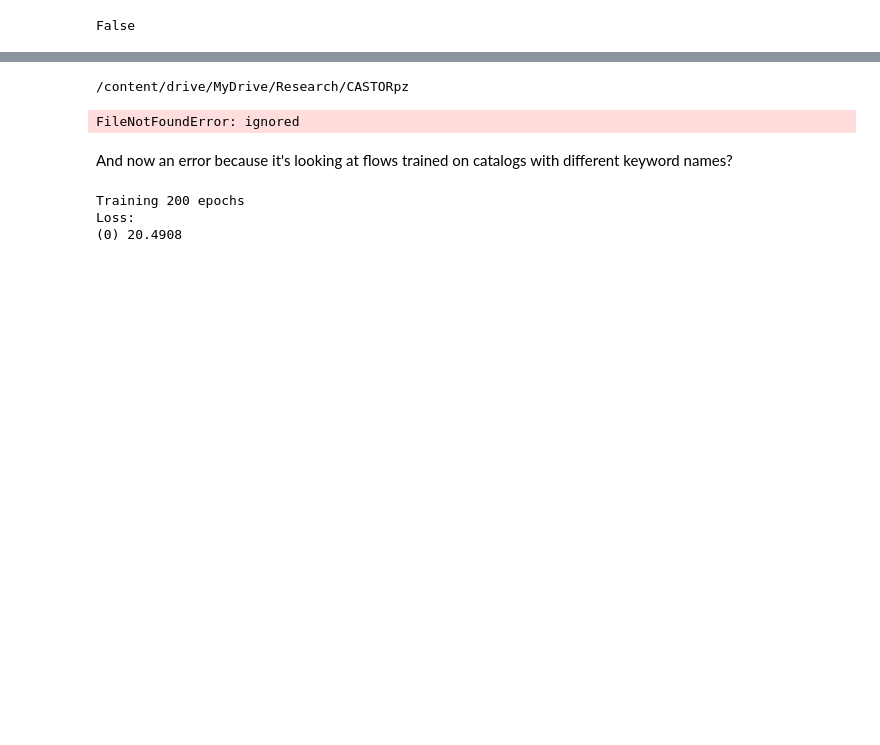
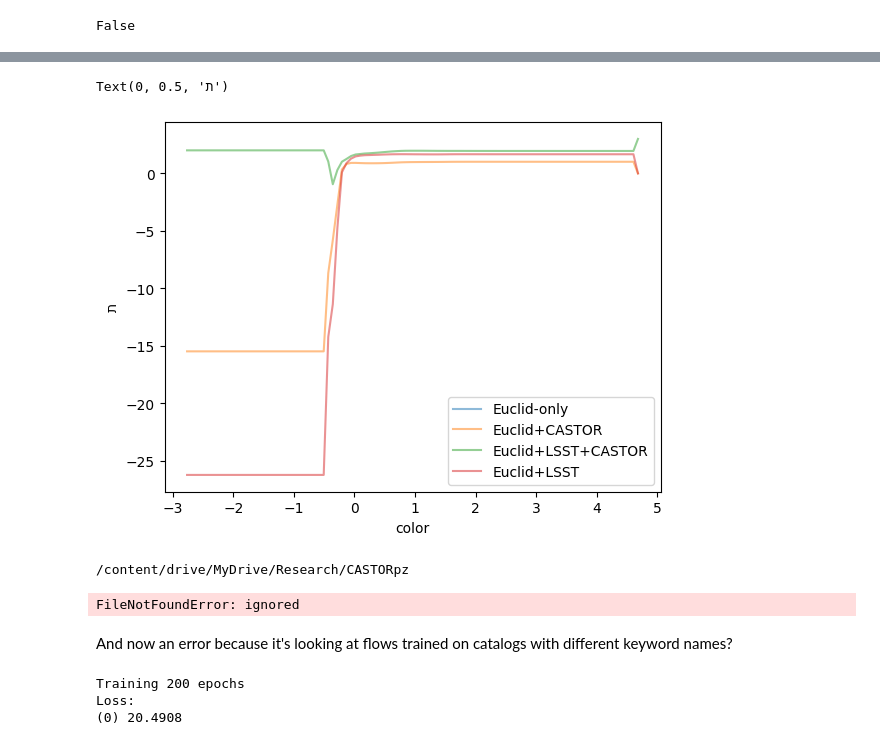
Before and after one commit to aimalz/CASTORpz, a Jupyter notebook: TheLastMetric.ipynb, the cells around one changed output, grey strips where cells are left out. Drawn from its saved outputs; the diff is of its cells as text; code cells hidden in the pictures; blank space fills up the shorter version.

Commit message:
ENH: First pass Binned Color

```diff
--- a/TheLastMetric.ipynb
+++ b/TheLastMetric.ipynb
@@ -632,20 +667,23 @@ Text(0, 0.5, 'ת')
 # %%
 # color space binned information gain
 
-zbins = np.linspace(0, 3, 100)
+color_lim_min = np.min(catalogs['Euclid+LSST+CASTOR']['g-r'])
+color_lim_max = np.max(catalogs['Euclid+LSST+CASTOR']['g-r'])
+
+color_bins = np.linspace(color_lim_min, color_lim_max, 100)
 avgtav = {}
 errtav = {}
-for os in ['LSST-only','LSST+CASTOR','Euclid+LSST+CASTOR']:
+for os in available_os:
   print(os)
-  plotran = np.empty_like(zbins)
-  ploterr = np.empty_like(zbins)
+  plotran = np.empty_like(color_bins)
+  ploterr = np.empty_like(color_bins)
   print(catalogs[os].columns)
   if 'logprob' not in catalogs[os].columns.values:
     catalogs[os]['logprob'] = just_tav[os]
     print(catalogs[os].columns)
-  for i, zmin in enumerate(zbins[:-1]):
-    zmax = zbins[i+1]
-    subset = catalogs[os][(catalogs[os]['z_true'] >= zmin) & (catalogs[os]['z_true'] < zmax)]
+  for i, zmin in enumerate(color_bins[:-1]):
+    color_max = color_bins[i+1]
+    subset = catalogs[os][(catalogs['Euclid+LSST+CASTOR']['g-r'] >= color_min) & (catalogs['Euclid+LSST+CASTOR']['g-r'] < color_max)]
     # print((zmin, len(subset), zmax))
     vals = subset['logprob']
     mean = np.mean(vals)
@@ -657,3 +708,13 @@ for os in ['LSST-only','LSST+CASTOR','Euclid+LSST+CASTOR']:
+# %%
+for os in available_os:
+  plt.plot(color_bins, avgtav[os], label=os, alpha=0.5)
+  # plt.fill_between(zbins, avgtav[os] - errtav[os], avgtav[os] + errtav[os], alpha = 0.1)
+plt.legend()
+plt.xlabel('color')
+plt.ylabel(chr(0x05ea))
+# %% [output]
+Text(0, 0.5, 'ת')
+[figure, added]
 # %%
 # maximum information gain galaxies - analog of point source/outliers.
 # %%
```
Also changed, not shown: parts of 12 cells of this notebook.
